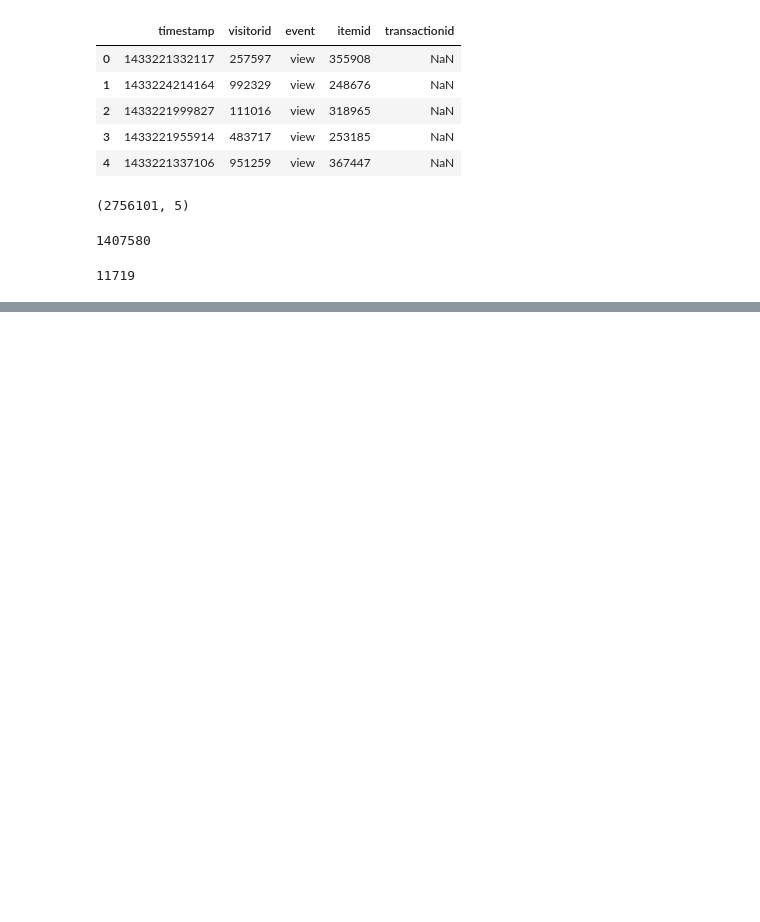
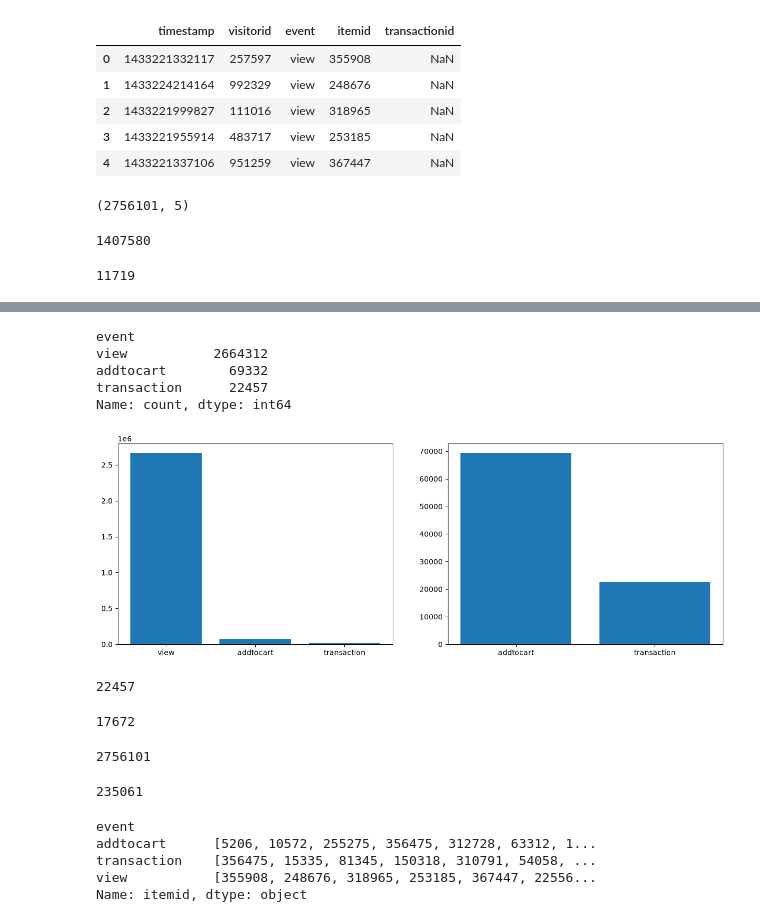
Before and after one commit to golubnichiy/bigdata_26_08, a Jupyter notebook: day_14.ipynb, the cells around one changed output, grey strips where cells are left out. Cells and saved outputs as stored; diff of their text form; code cells hidden in the pictures; blank space fills up the shorter version.

```diff
--- a/day_14.ipynb
+++ b/day_14.ipynb
@@ -37,0 +57,45 @@ customer_purchased.size
+# %%
+events_count = events_df['event'].value_counts()
+events_count
+# %% [output]
+event
+view           2664312
+addtocart        69332
+transaction      22457
+Name: count, dtype: int64
+# %%
+plt.figure(figsize=(15,5))
+plt.subplot(1,2,1)
+plt.bar(events_count.index, events_count.values)
+
+plt.subplot(1,2,2)
+plt.bar(events_count.index[1:], events_count.values[1:])
+
+plt.show()
+# %% [output]
+[figure, added]
+# %%
+events_df['transactionid'].dropna().shape[0]
+# %% [output]
+22457
+# %%
+events_df['transactionid'].dropna().unique().shape[0]
+# %% [output]
+17672
+# %%
+events_df['itemid'].size
+# %% [output]
+2756101
+# %%
+events_df['itemid'].unique().size
+# %% [output]
+235061
+# %%
+grupped = events_df.groupby('event')['itemid'].apply(np.array)
+grupped
+# %% [output]
+event
+addtocart      [5206, 10572, 255275, 356475, 312728, 63312, 1...
+transaction    [356475, 15335, 81345, 150318, 310791, 54058, ...
+view           [355908, 248676, 318965, 253185, 367447, 22556...
+Name: itemid, dtype: object
```
Also changed, not shown: parts of 9 cells of this notebook, 1 other file.
